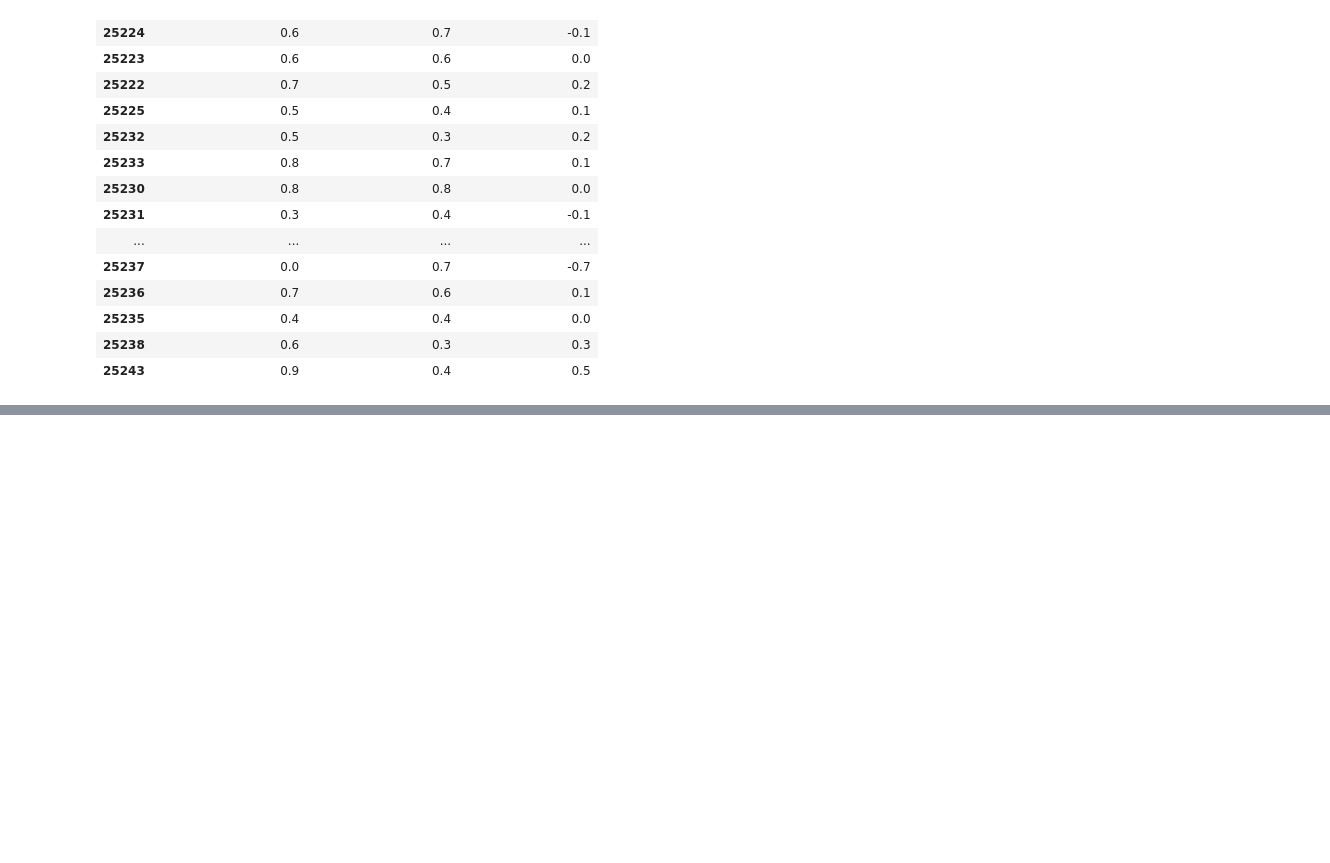
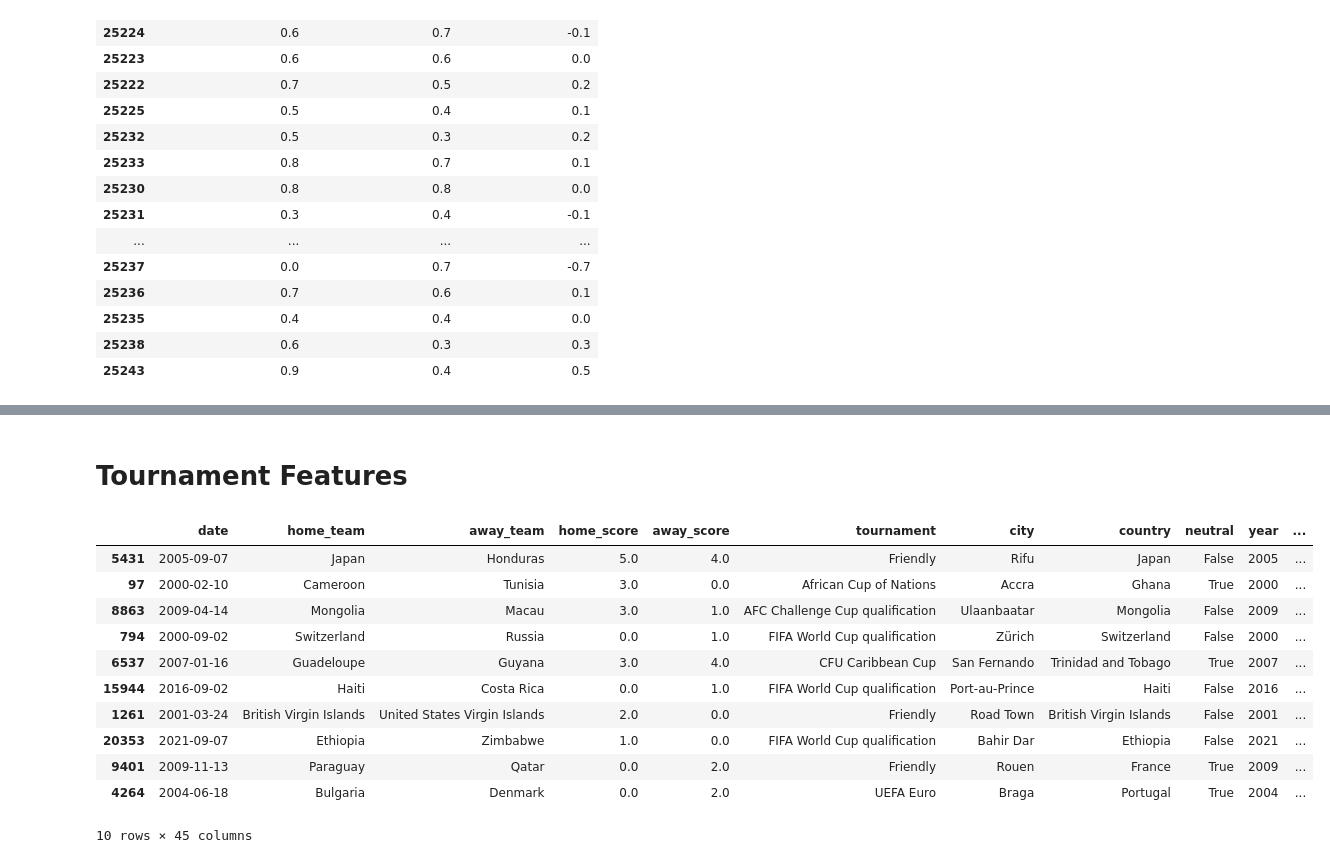
Before and after one commit to Kovendhan-B/worldcup26-outcome-predictor, a Jupyter notebook: notebooks/02_feature_engineering.ipynb, the cells around one changed output, grey strips where cells are left out. Drawn from its saved outputs; the diff is of its cells as text; code cells hidden in the pictures; blank space fills up the shorter version.

```diff
--- a/notebooks/02_feature_engineering.ipynb
+++ b/notebooks/02_feature_engineering.ipynb
@@ -399,0 +490,11 @@ df[recent_cols].tail(20)
+# %%
+df["h2h_matches"] = h2h_matches
+
+df["h2h_home_win_rate"] = h2h_home_win_rate
+df["h2h_away_win_rate"] = h2h_away_win_rate
+df["h2h_draw_rate"] = h2h_draw_rate
+# %%
+df["h2h_win_rate_diff"] = (
+    df["h2h_home_win_rate"]
+    - df["h2h_away_win_rate"]
+)
@@ -399,0 +523,48 @@ df[recent_cols].tail(20)
+# %% [markdown]
+# Tournament Features
+# %%
+def categorize_tournament(tournament):
+
+    tournament = str(tournament)
+
+    if tournament == "FIFA World Cup":
+        return "world_cup"
+
+    elif "World Cup qualification" in tournament:
+        return "world_cup_qualifier"
+
+    elif tournament in [
+        "UEFA Euro",
+        "Copa América",
+        "African Cup of Nations",
+        "AFC Asian Cup",
+        "CONCACAF Gold Cup"
+    ]:
+        return "continental_championship"
+
+    elif "Nations League" in tournament:
+        return "nations_league"
+
+    elif tournament == "Friendly":
+        return "friendly"
+
+    else:
+        return "other"
+# %%
+df["tournament_category"] = df["tournament"].apply(
+    categorize_tournament
+)
+df.sample(10)
+# %% [output]
+|  | date | home_team | away_team | home_score | away_score | tournament | city | country | neutral | year | ... |
+| 5431 | 2005-09-07 | Japan | Honduras | 5.0 | 4.0 | Friendly | Rifu | Japan | False | 2005 | ... |
+| 97 | 2000-02-10 | Cameroon | Tunisia | 3.0 | 0.0 | African Cup of Nations | Accra | Ghana | True | 2000 | ... |
+| 8863 | 2009-04-14 | Mongolia | Macau | 3.0 | 1.0 | AFC Challenge Cup qualification | Ulaanbaatar | Mongolia | False | 2009 | ... |
+| 794 | 2000-09-02 | Switzerland | Russia | 0.0 | 1.0 | FIFA World Cup qualification | Zürich | Switzerland | False | 2000 | ... |
+| 6537 | 2007-01-16 | Guadeloupe | Guyana | 3.0 | 4.0 | CFU Caribbean Cup | San Fernando | Trinidad and Tobago | True | 2007 | ... |
+| 15944 | 2016-09-02 | Haiti | Costa Rica | 0.0 | 1.0 | FIFA World Cup qualification | Port-au-Prince | Haiti | False | 2016 | ... |
+| 1261 | 2001-03-24 | British Virgin Islands | United States Virgin Islands | 2.0 | 0.0 | Friendly | Road Town | British Virgin Islands | False | 2001 | ... |
+| 20353 | 2021-09-07 | Ethiopia | Zimbabwe | 1.0 | 0.0 | FIFA World Cup qualification | Bahir Dar | Ethiopia | False | 2021 | ... |
+| 9401 | 2009-11-13 | Paraguay | Qatar | 0.0 | 2.0 | Friendly | Rouen | France | True | 2009 | ... |
+| 4264 | 2004-06-18 | Bulgaria | Denmark | 0.0 | 2.0 | UEFA Euro | Braga | Portugal | True | 2004 | ... |
+10 rows × 45 columns
```
Also changed, not shown: parts of 21 cells of this notebook, 3 other files.
